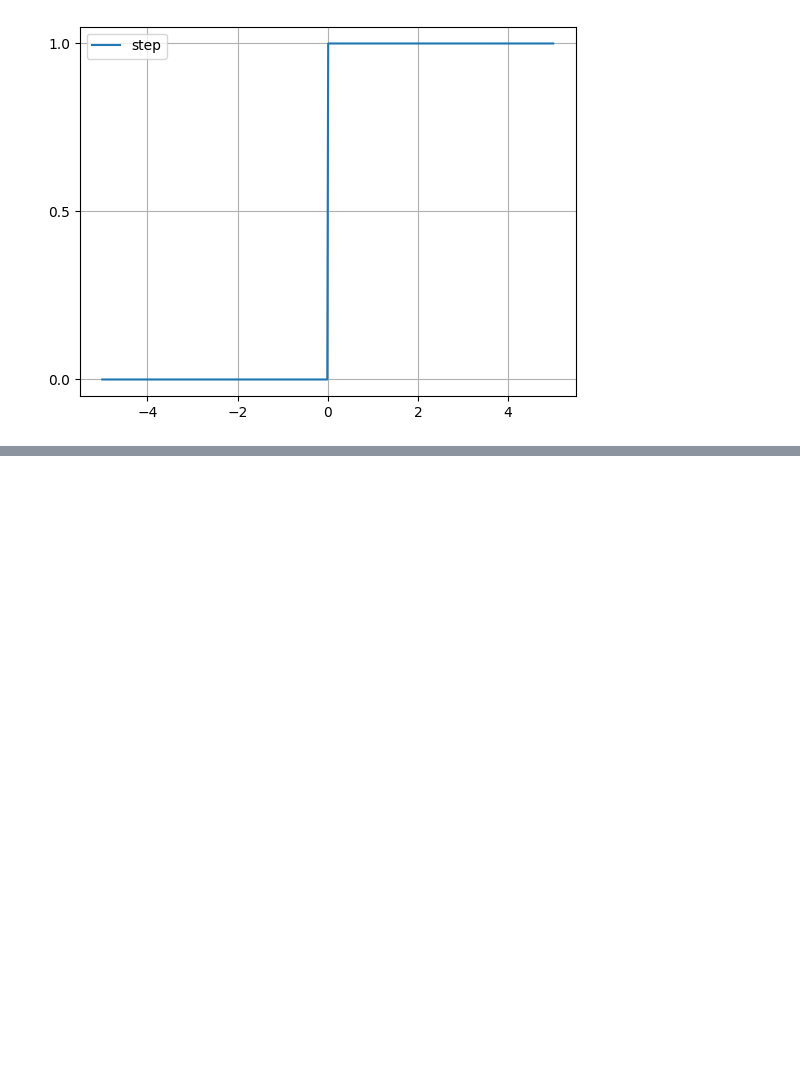
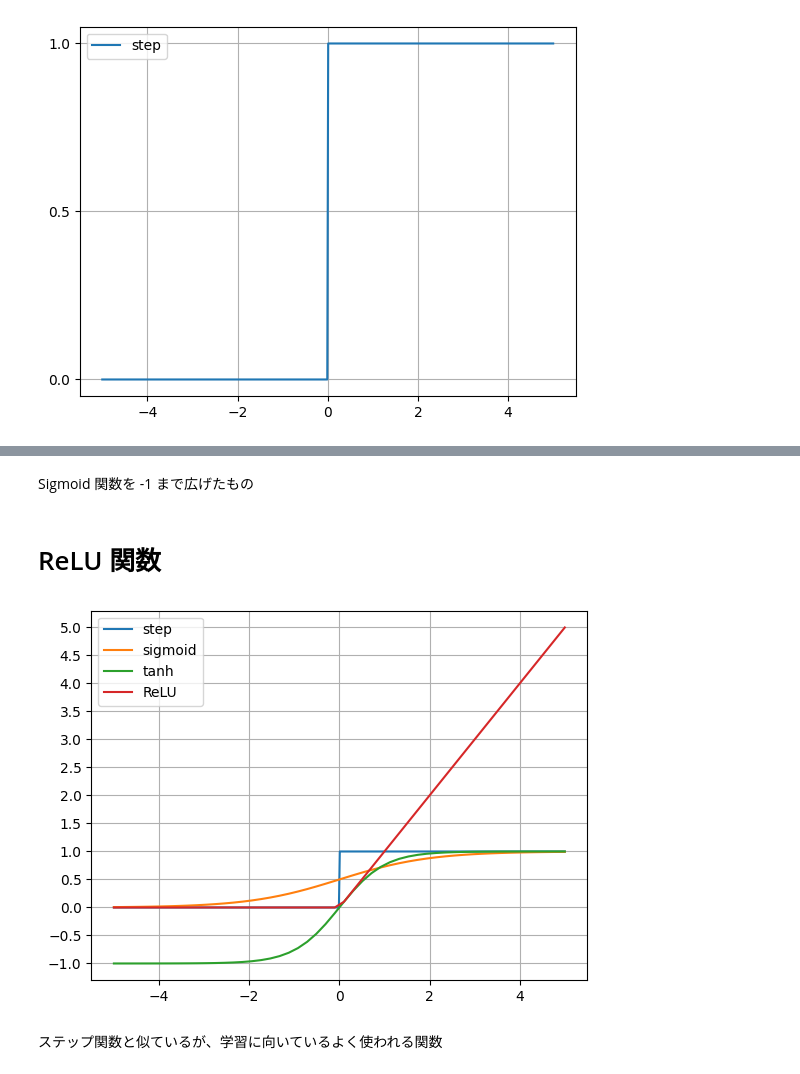
Before and after one commit to naorex/Python3rdGrade_Deep_Learning_Beginner, a Jupyter notebook: Chapter02_活性化関数.ipynb, the cells around one changed output, grey strips where cells are left out. Saved outputs shown, nothing was run; the diff lists cells and outputs as text; code cells hidden in the pictures; blank space fills up the shorter version.

```diff
--- a/Chapter02_活性化関数.ipynb
+++ b/Chapter02_活性化関数.ipynb
@@ -20,0 +58,22 @@ plt.show()
+# %% [markdown]
+Sigmoid 関数を -1 まで広げたもの
+# %% [markdown]
+# ReLU 関数
+# %%
+def relu_func(x):
+    return np.where(x>0,x,0)
+x4 = np.linspace(-5,5)
+y4 = relu_func(x4)
+
+plt.plot(x1,y1)
+plt.plot(x2,y2)
+plt.plot(x3,y3)
+plt.plot(x4,y4)
+plt.legend(["step","sigmoid","tanh","ReLU"],loc="best")
+plt.yticks(np.arange(-1,5.2,step=0.5))
+plt.grid()
+plt.show()
+# %% [output]
+[figure, added]
+# %% [markdown]
+ステップ関数と似ているが、学習に向いているよく使われる関数
```
Also changed, not shown: parts of 6 cells of this notebook.
